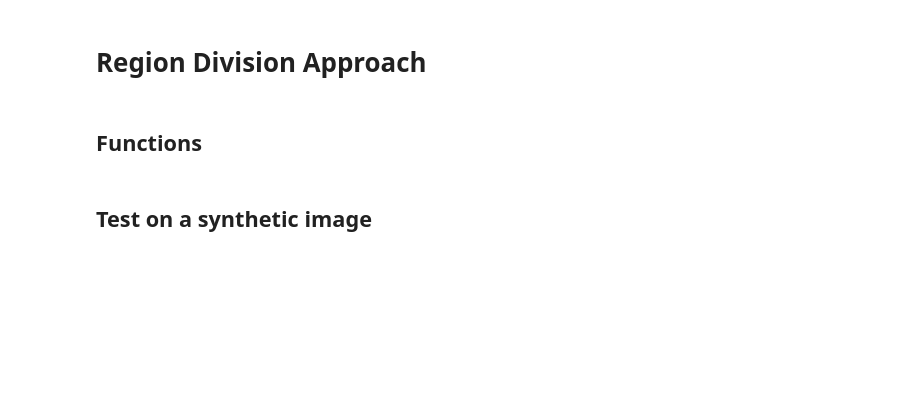
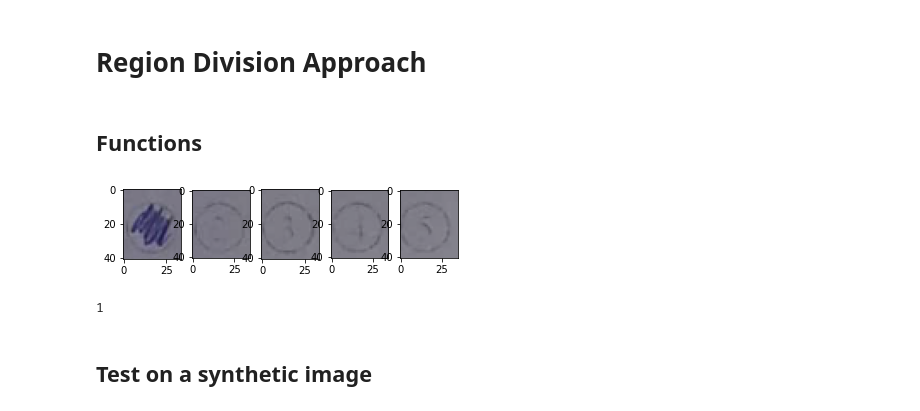
Before and after one commit to Avishka-Perera/mcq-marking-with-cv, a Jupyter notebook: read-answers/read-answers.ipynb, the cells around one changed output. Cells and saved outputs as stored; diff of their text form; code cells hidden in the pictures; blank space fills up the shorter version.

```diff
--- a/read-answers/read-answers.ipynb
+++ b/read-answers/read-answers.ipynb
@@ -230,6 +252,13 @@ def exportData(data, filename):
     out_str += "\n".join(list(map(lambda x: ",".join(list(map(str, x))), data)))
     with open(filename, "w") as f:
         f.write(out_str)
+# %%
+mcq_sheet = cv.cvtColor(cv.imread("assets/mcq-sheet-2-real.png", cv.IMREAD_COLOR), cv.COLOR_BGR2RGB)
+mcq_table = extractMCQTable(mcq_sheet, showExtraction=False)
+getSelectedAnswer(mcq_table, table_size, 1, showRegions=True)
+# %% [output]
+[figure, added]
+1
 # %% [markdown]
 ## Test on a synthetic image
 # %%
```
Also changed, not shown: parts of 2 cells of this notebook, 2 other files.
